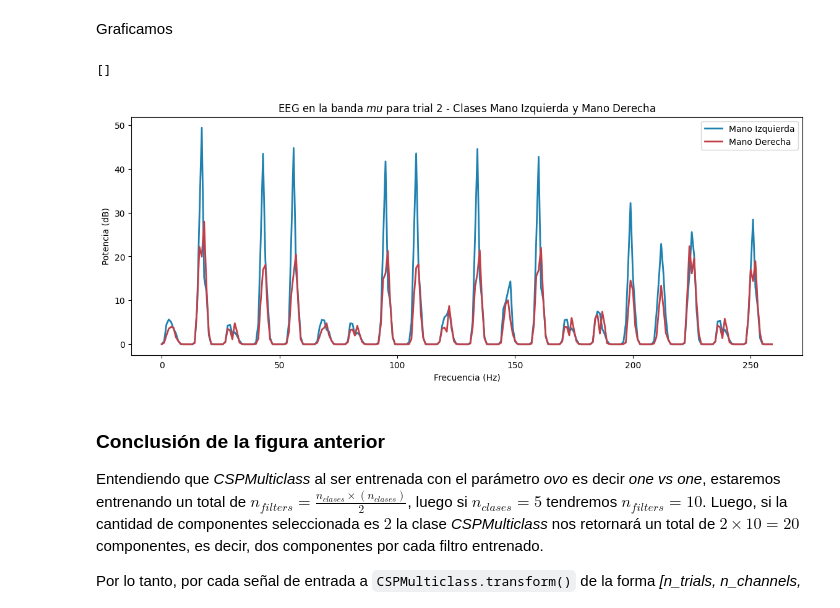
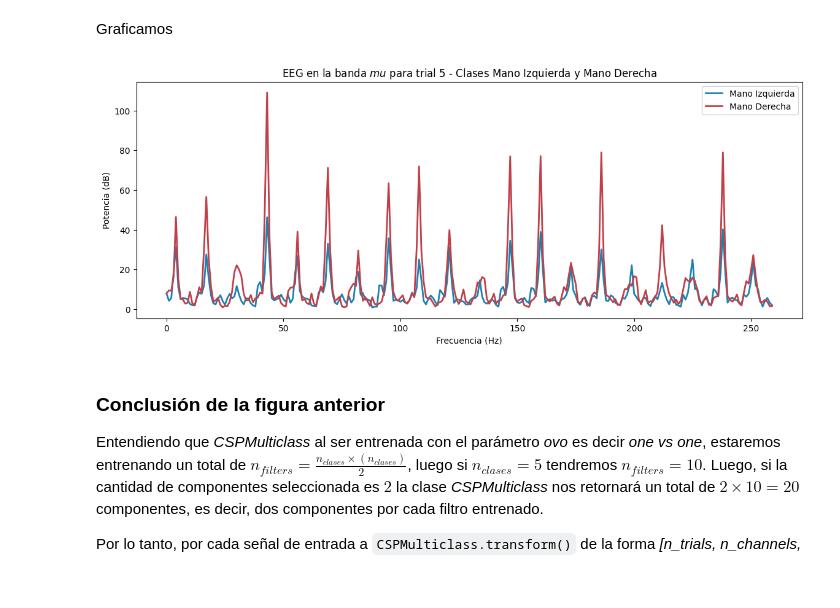
Before and after one commit to lucasbaldezzari/bcihack2, a Jupyter notebook: Desarrollo/PythonScripts/scripts/signalsAnalysis.ipynb, the cells around one changed output. Cells and saved outputs as stored; diff of their text form; code cells hidden in the pictures; blank space fills up the shorter version.

```diff
--- a/Desarrollo/PythonScripts/scripts/signalsAnalysis.ipynb
+++ b/Desarrollo/PythonScripts/scripts/signalsAnalysis.ipynb
@@ -11,17 +11,18 @@ import matplotlib.pyplot as plt
 # %%
 #creamos un filtro usando la clase Filter
 fm = 250.
-filter = Filter(8, 12, 50, 2, fm, 2)
+filter = Filter(5, 38, 50, 2, fm, 2)
 # %% [markdown]
 Cargamos los arhchivos del sujeto de testeo
 # %%
-file = "data\darlia_testing\eegdata\sesion2\sn2_ts0_ct1_r1.npy"
+file = "data\sujeto_1\eegdata\sesion1\sn1_ts0_ct1_r1.npy"
 rawEEG = np.load(file)
 
-eventosFile = "data\darlia_testing\eegdata\sesion2\sn2_ts0_ct1_r1_events.txt"
+eventosFile = "data\sujeto_1\eegdata\sesion1\sn1_ts0_ct1_r1_events.txt"
 eventos = pd.read_csv(eventosFile, sep = ",")
 
 channelsName = ["C3", "CZ", "C4"]
+channelsSelected = [0,2] #canales C3 y C4
 # %% [markdown]
 Definimos el tiempo mínimo y máximo para analizar
 # %%
@@ -29,5 +30,5 @@ tinit = 0.5 #el tiempo de inicio se considera ANTES del cue
 tmax = 4 #el tiempo máximo debe considerarse entre el cue y el final del trial
 # %%
 ## Instanciamos la clase TrialsHandler para extraer los trials, labels, nombre de clases, etc.
-trialhandler = TrialsHandler(rawEEG, eventos, tinit = tinit, tmax = tmax, reject=None, sample_rate=fm)
+trialhandler = TrialsHandler(rawEEG, eventos, tinit = tinit, tmax = tmax, reject=None, sample_rate=fm, trialsToRemove=None)
 # %% [output]
@@ -79,8 +121,8 @@ print(trials_x_clase.shape)
 
 Vamos a graficar la señal para un trial en particular. Además, vamos a marcar la ventana de tiempo en donde la persona realizaba la tarea solicitada.
 # %%
-trial_n = 2 #Selecciono el trial que quiero clasificar
-label = labels[trial_n-1] #Obtengo la etiqueta del trial
+trial_n = 10 #Selecciono el trial que quiero clasificar
+classNumber = 1 #Obtengo la etiqueta del trial
 
 eventos.index = eventos["trialNumber"]
 min_tinit = eventos["startingTime"].min()
@@ -294,21 +336,21 @@ print(trial1_clases.shape)
 # %% [markdown]
 Graficamos
 # %%
-trial = 2
+trial = 5
 clase1 = 1
 clase2 = 2
 
 fig, ax = plt.subplots(figsize=(14, 5))
 ax.plot(trials_csp_welch_ravel[clase1-1, trial - 1, :], linewidth=2, color = "#1e81b0", label = classesName[clase1-1])
 ax.plot(trials_csp_welch_ravel[clase2-1, trial - 1, :], linewidth=2, color = "#c13f48", label = classesName[clase2-1])
 ax.set_ylabel('Potencia (dB)')
 ax.set_xlabel('Frecuencia (Hz)')
 ax.legend()
 plt.title(f'EEG en la banda $mu$ para trial {trial} - Clases {classesName[clase1-1]} y {classesName[clase2-1]}')
 plt.plot()
+plt.show()
 # %% [output]
-[]
-[figure, old version]
+[figure, new version]
 # %% [markdown]
 ### Conclusión de la figura anterior
 
```
Also changed, not shown: parts of 29 cells of this notebook, 1 other file.
